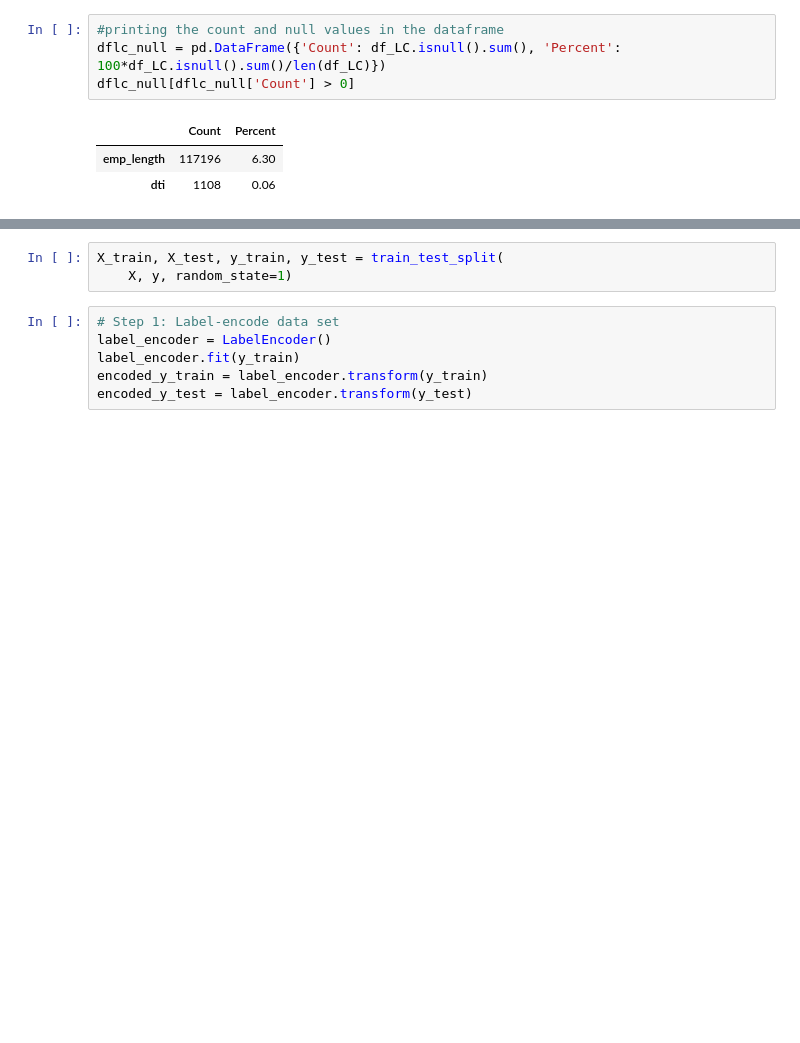
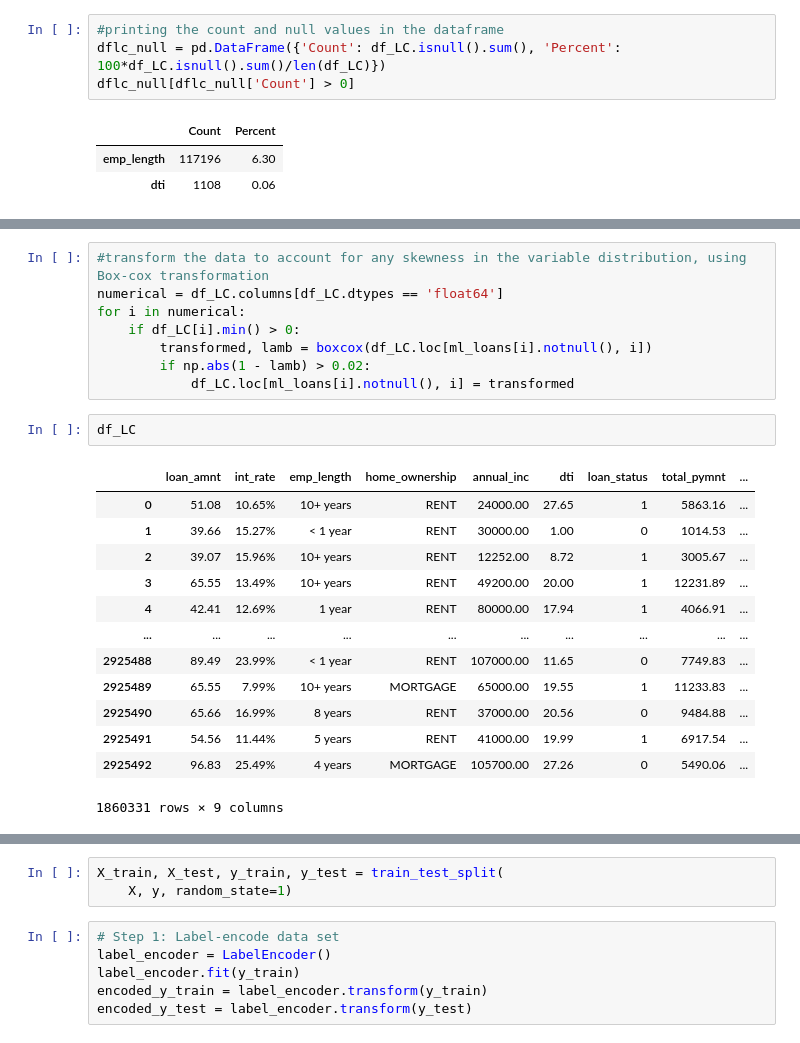
Before and after one commit to nt1983/final-project, a Jupyter notebook: load_data.ipynb, the cells around one changed output, grey strips where cells are left out. Drawn from its saved outputs; the diff is of its cells as text; blank space fills up the shorter version.

```diff
--- a/load_data.ipynb
+++ b/load_data.ipynb
@@ -472 +416,25 @@ loan_status          int8
 dtype: object
+# %%
+#transform the data to account for any skewness in the variable distribution, using Box-cox transformation
+numerical = df_LC.columns[df_LC.dtypes == 'float64']
+for i in numerical:
+    if df_LC[i].min() > 0:
+        transformed, lamb = boxcox(df_LC.loc[ml_loans[i].notnull(), i])
+        if np.abs(1 - lamb) > 0.02:
+            df_LC.loc[ml_loans[i].notnull(), i] = transformed
+# %%
+df_LC
+# %% [output]
+|  | loan_amnt | int_rate | emp_length | home_ownership | annual_inc | dti | loan_status | total_pymnt | ... |
+| 0 | 51.08 | 10.65% | 10+ years | RENT | 24000.00 | 27.65 | 1 | 5863.16 | ... |
+| 1 | 39.66 | 15.27% | < 1 year | RENT | 30000.00 | 1.00 | 0 | 1014.53 | ... |
+| 2 | 39.07 | 15.96% | 10+ years | RENT | 12252.00 | 8.72 | 1 | 3005.67 | ... |
+| 3 | 65.55 | 13.49% | 10+ years | RENT | 49200.00 | 20.00 | 1 | 12231.89 | ... |
+| 4 | 42.41 | 12.69% | 1 year | RENT | 80000.00 | 17.94 | 1 | 4066.91 | ... |
+| ... | ... | ... | ... | ... | ... | ... | ... | ... | ... |
+| 2925488 | 89.49 | 23.99% | < 1 year | RENT | 107000.00 | 11.65 | 0 | 7749.83 | ... |
+| 2925489 | 65.55 | 7.99% | 10+ years | MORTGAGE | 65000.00 | 19.55 | 1 | 11233.83 | ... |
+| 2925490 | 65.66 | 16.99% | 8 years | RENT | 37000.00 | 20.56 | 0 | 9484.88 | ... |
+| 2925491 | 54.56 | 11.44% | 5 years | RENT | 41000.00 | 19.99 | 1 | 6917.54 | ... |
+| 2925492 | 96.83 | 25.49% | 4 years | MORTGAGE | 105700.00 | 27.26 | 0 | 5490.06 | ... |
+1860331 rows × 9 columns
```
Also changed, not shown: parts of 25 cells of this notebook.
